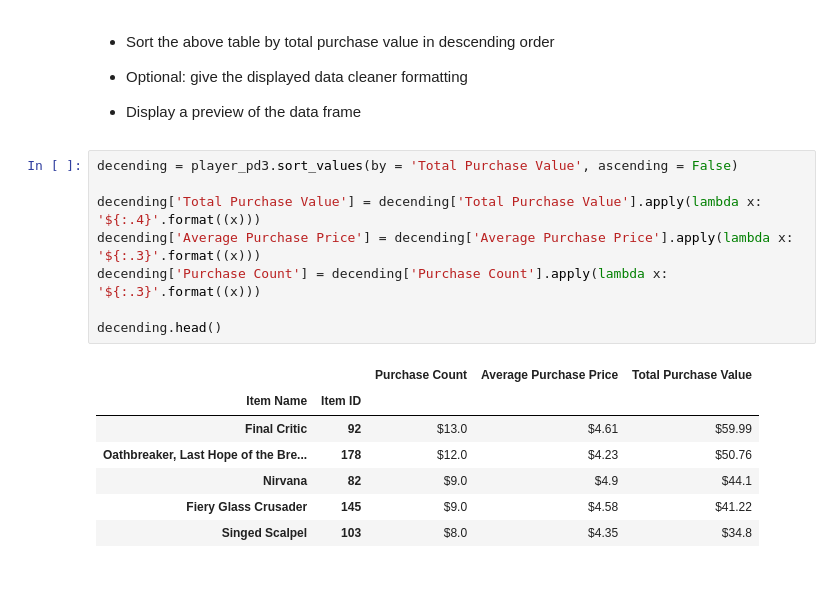
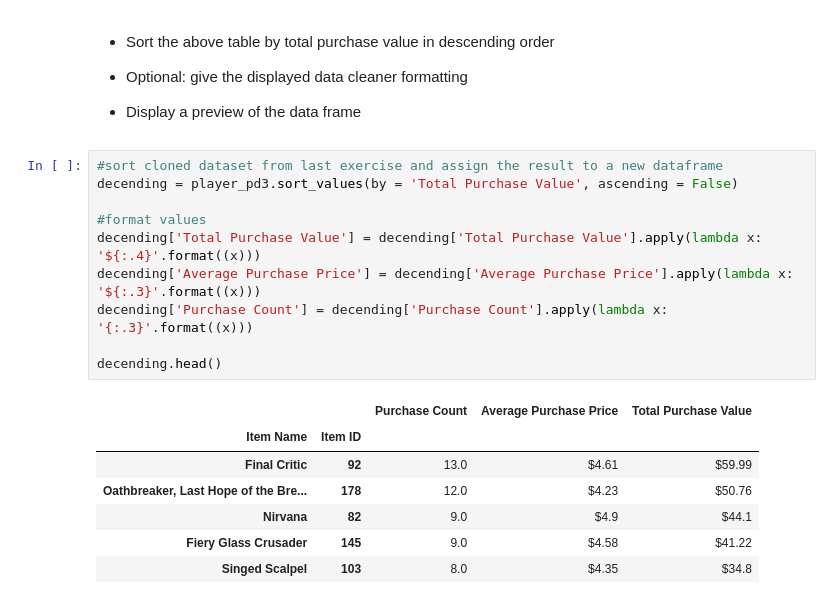
Before and after one commit to SharifahS/Pandas-Challenge, a Jupyter notebook: HeroesOfPymoli/HeroesOfPymoli.ipynb, the cells around one changed output. Saved outputs shown, nothing was run; the diff lists cells and outputs as text.

```diff
--- a/HeroesOfPymoli/HeroesOfPymoli.ipynb
+++ b/HeroesOfPymoli/HeroesOfPymoli.ipynb
@@ -401,18 +444,20 @@ player_pd2.head()
 
 * Display a preview of the data frame
 # %%
+#sort cloned dataset from last exercise and assign the result to a new dataframe
 decending = player_pd3.sort_values(by = 'Total Purchase Value', ascending = False)
 
+#format values
 decending['Total Purchase Value'] = decending['Total Purchase Value'].apply(lambda x: '${:.4}'.format((x)))
 decending['Average Purchase Price'] = decending['Average Purchase Price'].apply(lambda x: '${:.3}'.format((x)))
-decending['Purchase Count'] = decending['Purchase Count'].apply(lambda x: '${:.3}'.format((x)))
+decending['Purchase Count'] = decending['Purchase Count'].apply(lambda x: '{:.3}'.format((x)))
 
 decending.head()
 # %% [output]
 |  |  | Purchase Count | Average Purchase Price | Total Purchase Value |
 | Item Name | Item ID |  |  |  |
-| Final Critic | 92 | $13.0 | $4.61 | $59.99 |
-| Oathbreaker, Last Hope of the Bre... | 178 | $12.0 | $4.23 | $50.76 |
-| Nirvana | 82 | $9.0 | $4.9 | $44.1 |
-| Fiery Glass Crusader | 145 | $9.0 | $4.58 | $41.22 |
-| Singed Scalpel | 103 | $8.0 | $4.35 | $34.8 |
+| Final Critic | 92 | 13.0 | $4.61 | $59.99 |
+| Oathbreaker, Last Hope of the Bre... | 178 | 12.0 | $4.23 | $50.76 |
+| Nirvana | 82 | 9.0 | $4.9 | $44.1 |
+| Fiery Glass Crusader | 145 | 9.0 | $4.58 | $41.22 |
+| Singed Scalpel | 103 | 8.0 | $4.35 | $34.8 |
```
Also changed, not shown: parts of 8 cells of this notebook, 1 other file.
